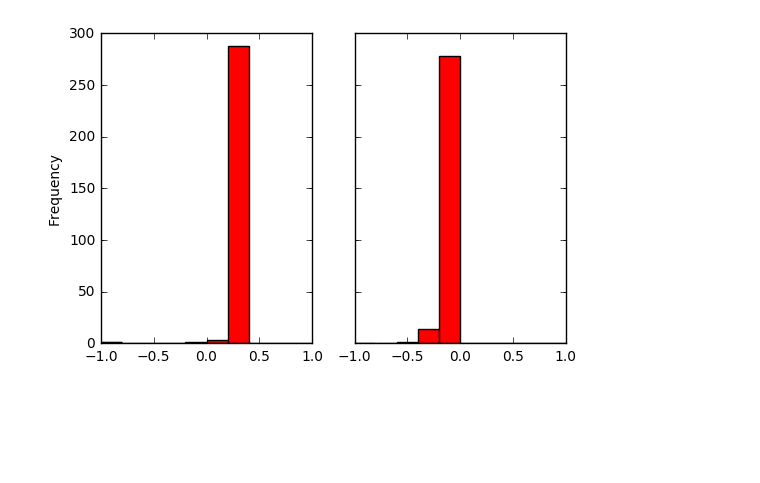
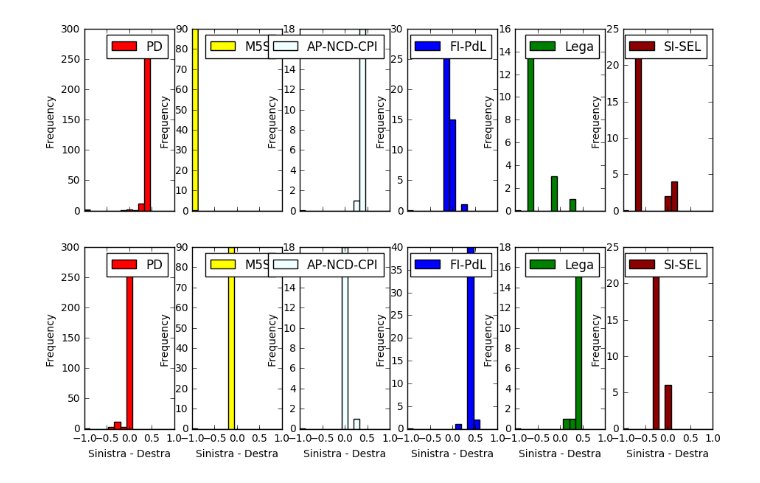
Before and after one commit to soleti/oc_camera, a Jupyter notebook: oc_camera.ipynb, the cells around one changed output. Drawn from its saved outputs; the diff is of its cells as text; code cells hidden in the pictures; blank space fills up the shorter version.

```diff
--- a/oc_camera.ipynb
+++ b/oc_camera.ipynb
@@ -24,9 +26,13 @@ plt.legend(loc='upper left')
-# %%
-f, (ax1, ax2) = plt.subplots(1, 2, sharey=True)
-
-data_pd[data_pd.party == "PD"].plot.hist(ax=ax1,y="coord1D", color="red",label="PD",bins=10,range=(-1,1))
-ax1.legend().remove()
-data_pd[data_pd.party == "PD"].plot.hist(ax=ax2,y="coord2D", color="red",label="PD",bins=10,range=(-1,1))
-ax2.legend().remove()
-# %% [output]
-[figure, removed]
+# %%
+pds = []
+f, axes = plt.subplots(2, 6, sharex=True, figsize=(11,7))
+
+for i,party in enumerate(list(parties)):
+    selected_pd = data_pd[data_pd.party == party]
+    pds.append(selected_pd)
+    selected_pd.plot.hist(ax=axes[0][i],y="coord1D", color=parties[party],label=party,bins=15,range=(-1,1))
+    axes[0][i].set_xlabel("Supporto al governo")
+    selected_pd.plot.hist(ax=axes[1][i],y="coord2D", color=parties[party],label=party,bins=15,range=(-1,1))
+    axes[1][i].set_xlabel("Sinistra - Destra")
+# %% [output]
+[figure, added]
```
Also changed, not shown: parts of 2 cells of this notebook.
